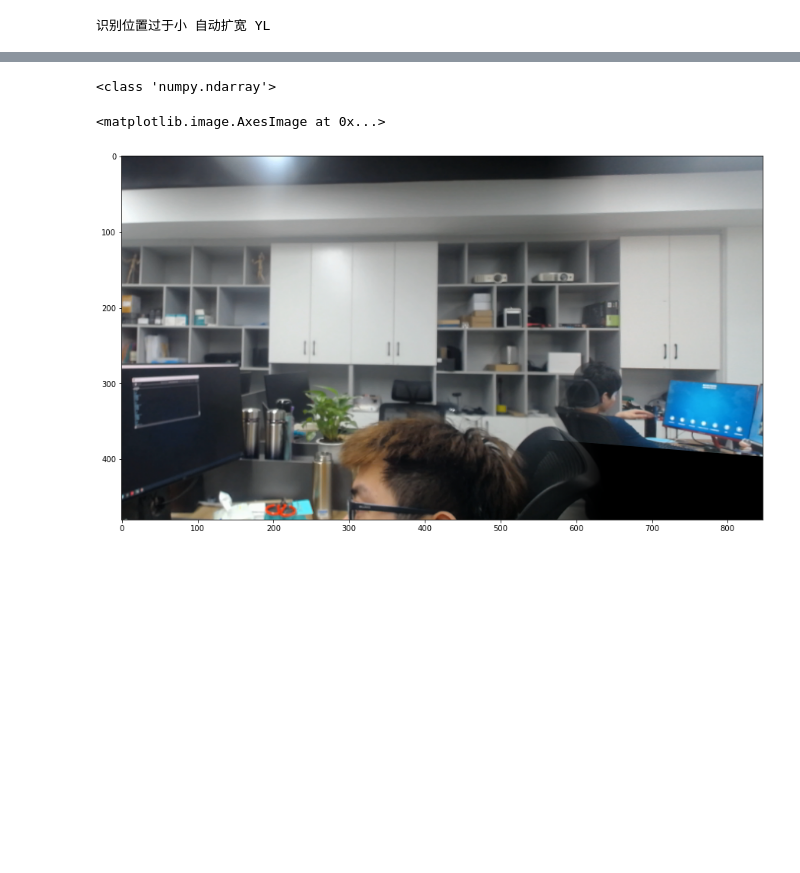
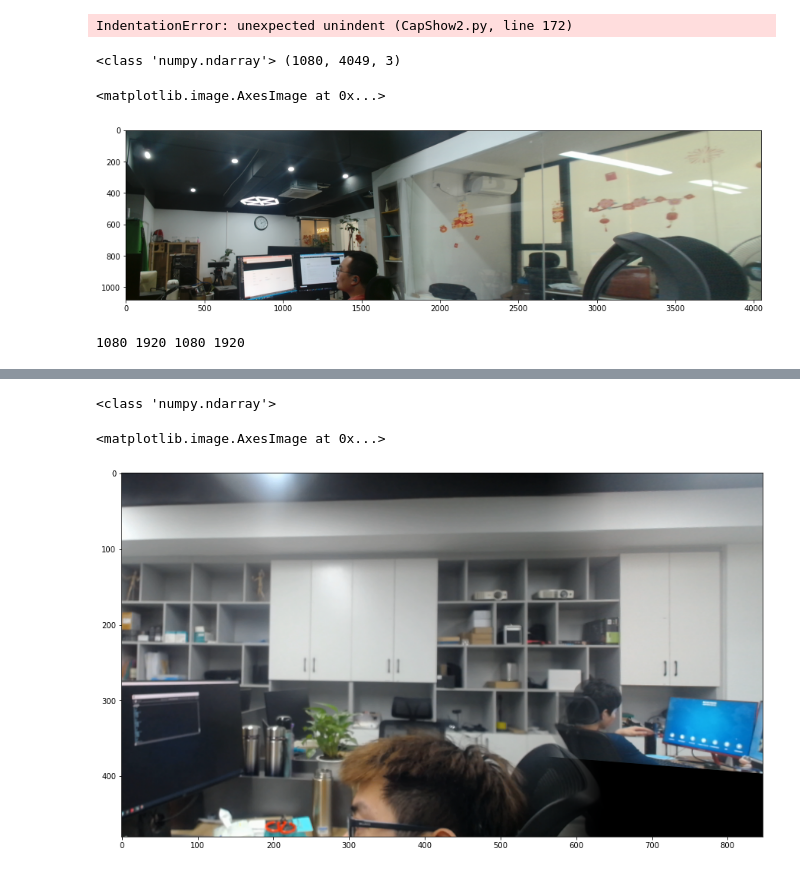
Before and after one commit to qiualu/openCVdemo, a Jupyter notebook: opencvStitcher/Panorama-master/Untitled1.ipynb, the cells around one changed output, grey strips where cells are left out. Drawn from its saved outputs; the diff is of its cells as text; code cells hidden in the pictures; blank space fills up the shorter version.

```diff
--- a/opencvStitcher/Panorama-master/Untitled1.ipynb
+++ b/opencvStitcher/Panorama-master/Untitled1.ipynb
@@ -38,4 +38,20 @@ plt.imshow(convertResult(plt_img))
-# %%
-pano, non_blend, left_side, right_side = stitch.warpTwoImages(frame2, frame1, True)
-# %% [output]
-识别位置过于小 自动扩宽 YL
+# %%
+import CapShow2
+self = CapShow2.banCapShow()
+self.init_bl(frame1,frame2)
+# %% [output]
+IndentationError: unexpected unindent (CapShow2.py, line 172)
+# %%
+print(type(pano),pano.shape)
+# %% [output]
+<class 'numpy.ndarray'> (1080, 4049, 3)
+# %%
+plt.figure(figsize=(15,15))
+plt.imshow(convertResult(pano))
+# %% [output]
+<matplotlib.image.AxesImage at 0x...>
+[figure, added]
+# %%
+print(self.L_height_src ,self.L_width_src ,self.L_height_dst ,self.L_width_dst )
+# %% [output]
+1080 1920 1080 1920
```
Also changed, not shown: parts of 26 cells of this notebook, 17 other files.
